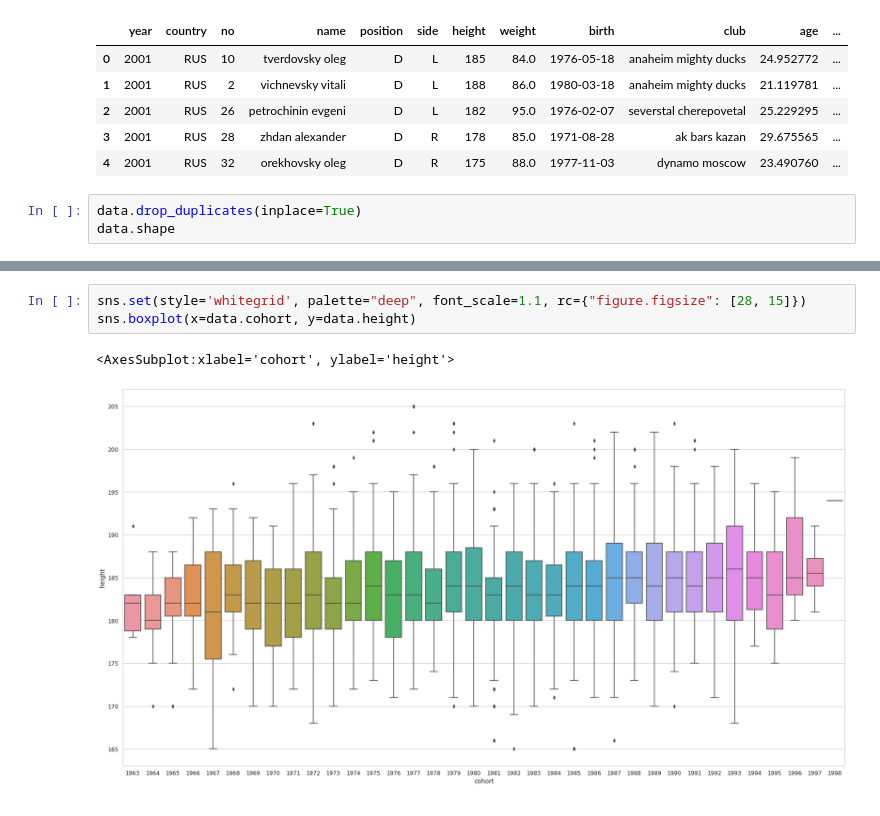
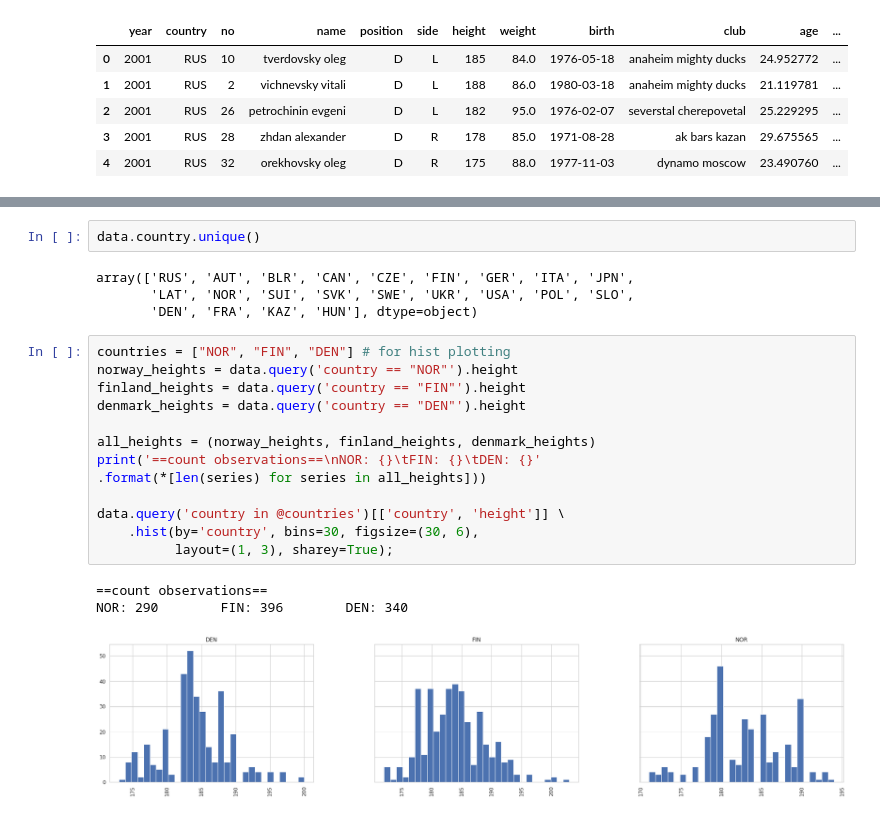
Before and after one commit to Krivosheenkova/ProbabilityTheory-and-Statistics, a Jupyter notebook: 8_varianceAnalysis_logisticRegression/v2/8.ipynb, the cells around one changed output, grey strips where cells are left out. Drawn from its saved outputs; the diff is of its cells as text.

```diff
--- a/8_varianceAnalysis_logisticRegression/v2/8.ipynb
+++ b/8_varianceAnalysis_logisticRegression/v2/8.ipynb
@@ -14,6 +21,3 @@ dataset shape: (6292, 13)
 | 2 | 2001 | RUS | 26 | petrochinin evgeni | D | L | 182 | 95.0 | 1976-02-07 | severstal cherepovetal | 25.229295 | ... |
 | 3 | 2001 | RUS | 28 | zhdan alexander | D | R | 178 | 85.0 | 1971-08-28 | ak bars kazan | 29.675565 | ... |
 | 4 | 2001 | RUS | 32 | orekhovsky oleg | D | R | 175 | 88.0 | 1977-11-03 | dynamo moscow | 23.490760 | ... |
-# %%
-data.drop_duplicates(inplace=True)
-data.shape
@@ -26,6 +24,23 @@ data.hist(bins=15, figsize=(15, 6), layout=(2, 4));
-# %%
-sns.set(style='whitegrid', palette="deep", font_scale=1.1, rc={"figure.figsize": [28, 15]})
-sns.boxplot(x=data.cohort, y=data.height)
-# %% [output]
-<AxesSubplot:xlabel='cohort', ylabel='height'>
-[figure, removed]
+# %%
+data.country.unique()
+# %% [output]
+array(['RUS', 'AUT', 'BLR', 'CAN', 'CZE', 'FIN', 'GER', 'ITA', 'JPN',
+       'LAT', 'NOR', 'SUI', 'SVK', 'SWE', 'UKR', 'USA', 'POL', 'SLO',
+       'DEN', 'FRA', 'KAZ', 'HUN'], dtype=object)
+# %%
+countries = ["NOR", "FIN", "DEN"] # for hist plotting
+norway_heights = data.query('country == "NOR"').height
+finland_heights = data.query('country == "FIN"').height
+denmark_heights = data.query('country == "DEN"').height
+
+all_heights = (norway_heights, finland_heights, denmark_heights)
+print('==count observations==\nNOR: {}\tFIN: {}\tDEN: {}'
+.format(*[len(series) for series in all_heights]))
+
+data.query('country in @countries')[['country', 'height']] \
+    .hist(by='country', bins=30, figsize=(30, 6),
+          layout=(1, 3), sharey=True);
+# %% [output]
+==count observations==
+NOR: 290        FIN: 396        DEN: 340
+[figure, added]
```
Also changed, not shown: parts of 7 cells of this notebook.
